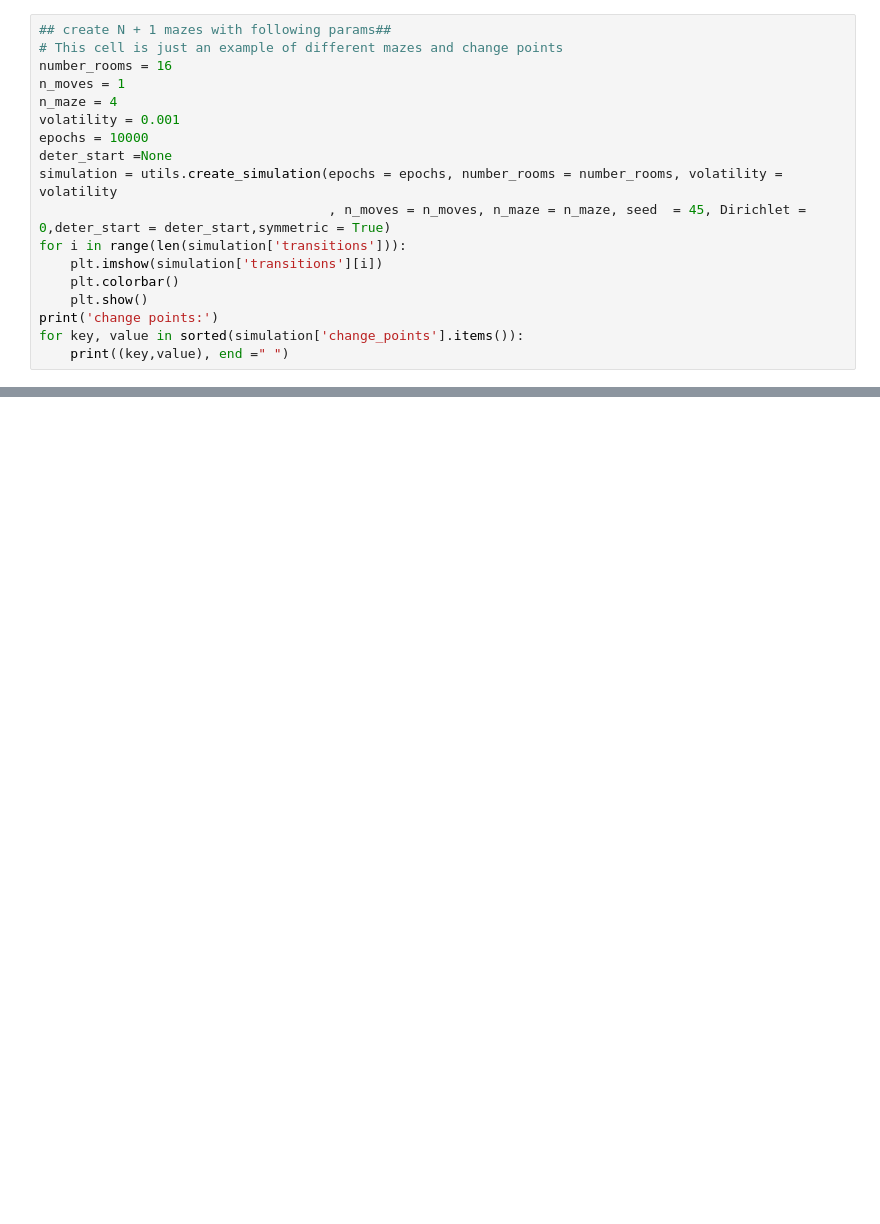
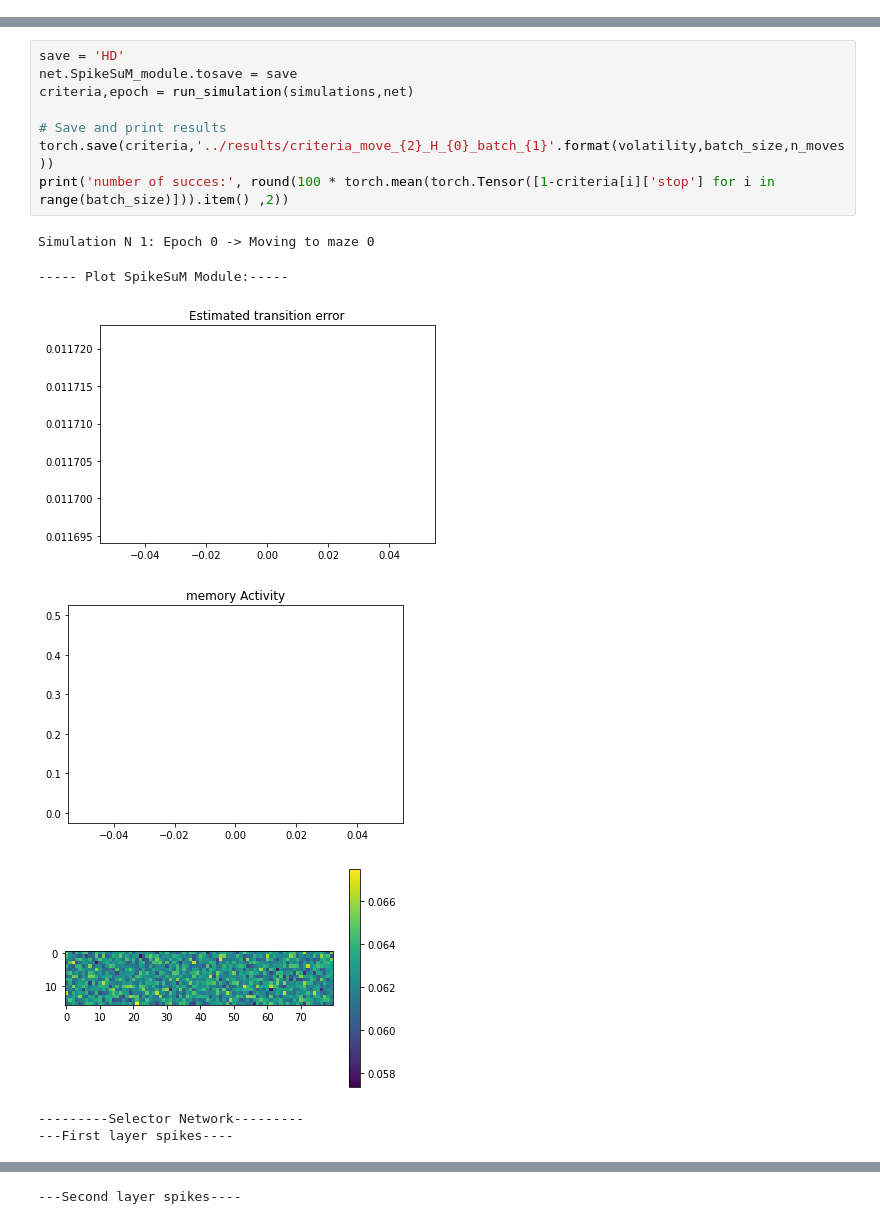
Before and after one commit to martinbarry59/SpikeSuMNet, a Jupyter notebook: scripts/Run_SpikeSum.ipynb, the cells around one changed output, grey strips where cells are left out. Drawn from its saved outputs; the diff is of its cells as text; blank space fills up the shorter version.

Commit message:
SpikeSuM-C version 1

```diff
--- a/scripts/Run_SpikeSum.ipynb
+++ b/scripts/Run_SpikeSum.ipynb
@@ -15,18 +19,0 @@ warnings.filterwarnings("ignore")
-# %%
-## create N + 1 mazes with following params##
-# This cell is just an example of different mazes and change points
-number_rooms = 16
-n_moves = 1
-n_maze = 4
-volatility = 0.001
-epochs = 10000
-deter_start =None
-simulation = utils.create_simulation(epochs = epochs, number_rooms = number_rooms, volatility = volatility
-                                     , n_moves = n_moves, n_maze = n_maze, seed  = 45, Dirichlet = 0,deter_start = deter_start,symmetric = True)
-for i in range(len(simulation['transitions'])):
-    plt.imshow(simulation['transitions'][i])
-    plt.colorbar()
-    plt.show()
-print('change points:')
-for key, value in sorted(simulation['change_points'].items()):
-    print((key,value), end =" ")
@@ -122,0 +76,16 @@ First maze encounter and memory never used
+# %%
+save = 'HD'
+net.SpikeSuM_module.tosave = save
+criteria,epoch = run_simulation(simulations,net)
+
+# Save and print results
+torch.save(criteria,'../results/criteria_move_{2}_H_{0}_batch_{1}'.format(volatility,batch_size,n_moves))
+print('number of succes:', round(100 * torch.mean(torch.Tensor([1-criteria[i]['stop'] for i in range(batch_size)])).item() ,2))
+# %% [output]
+Simulation N 1: Epoch 0 -> Moving to maze 0
+----- Plot SpikeSuM Module:-----
+[figure, added]
+[figure, added]
+[figure, added]
+---------Selector Network---------
+---First layer spikes----
@@ -122,0 +93 @@ First maze encounter and memory never used
+---Second layer spikes----
```
Also changed, not shown: parts of 6 cells of this notebook, 25 other files.
